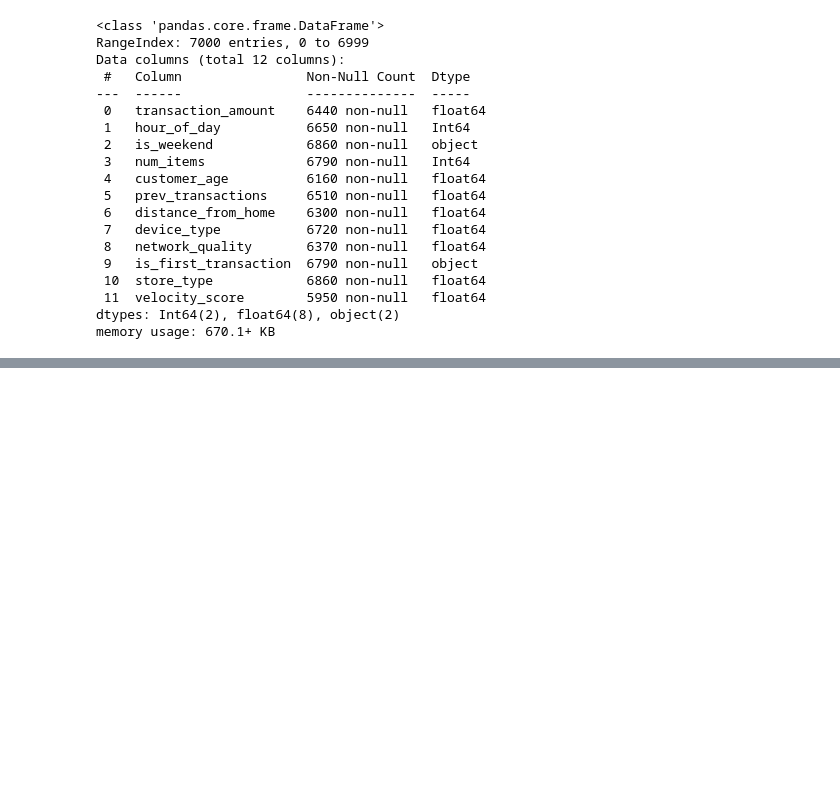
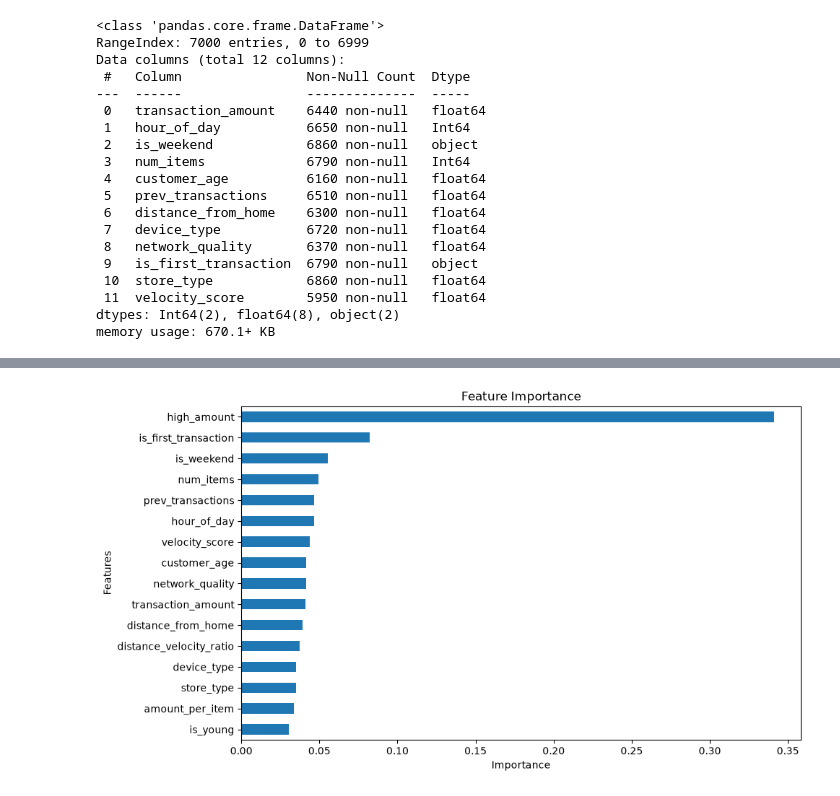
Before and after one commit to nnewtanachat/ML-Fraude, a Jupyter notebook: notebook/eda.ipynb, the cells around one changed output, grey strips where cells are left out. Cells and saved outputs as stored; diff of their text form; code cells hidden in the pictures; blank space fills up the shorter version.

```diff
--- a/notebook/eda.ipynb
+++ b/notebook/eda.ipynb
@@ -281,0 +407,10 @@ NaN in test: 78
+# %%
+feat_imp = pd.Series(final_model.feature_importances_, index=X_train_df.columns).sort_values()
+plt.figure(figsize=(10,6))
+feat_imp.plot(kind='barh')
+plt.title("Feature Importance")
+plt.xlabel("Importance")
+plt.ylabel("Features")
+plt.show()
+# %% [output]
+[figure, added]
```
Also changed, not shown: parts of 13 cells of this notebook, 18 other files.
